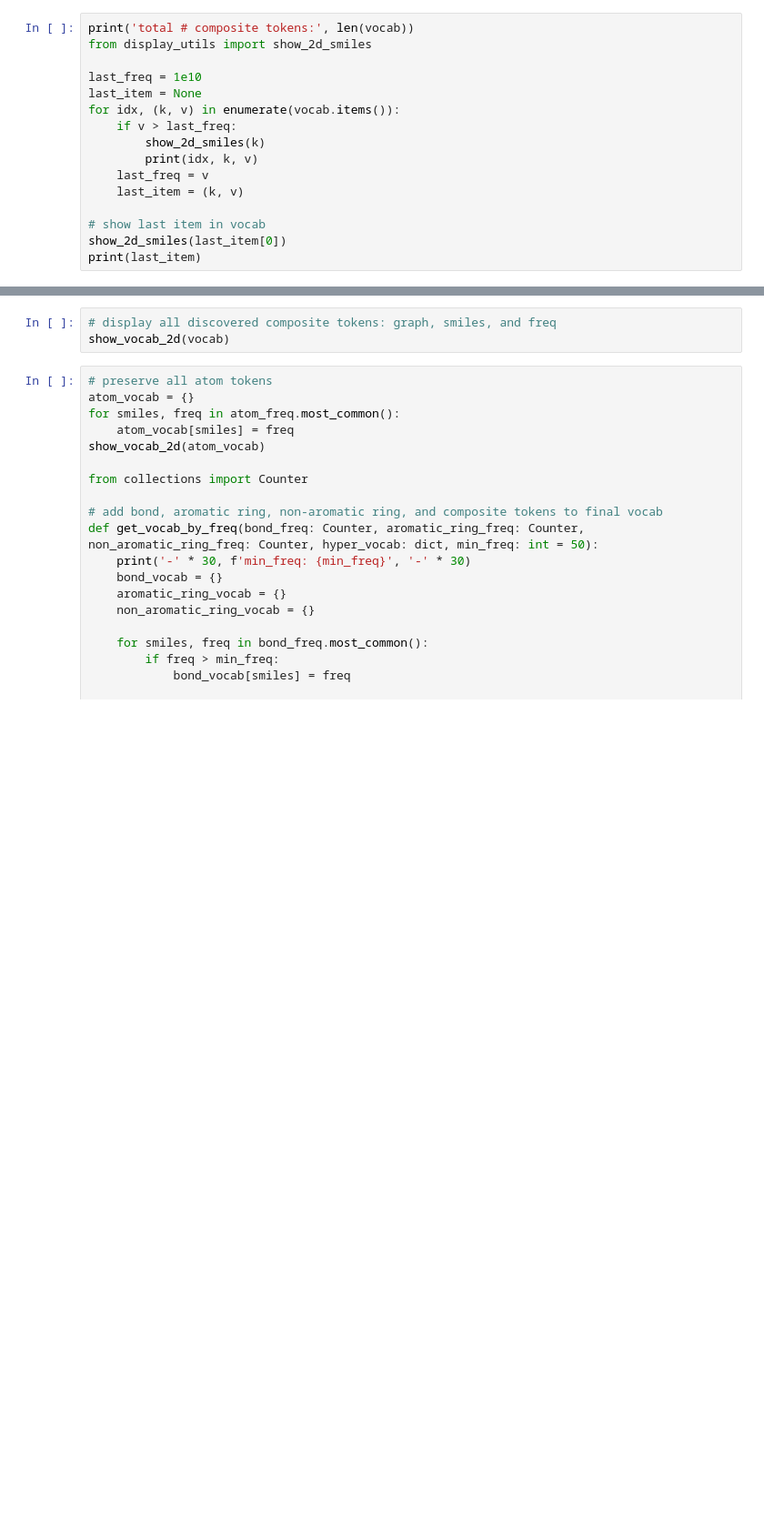
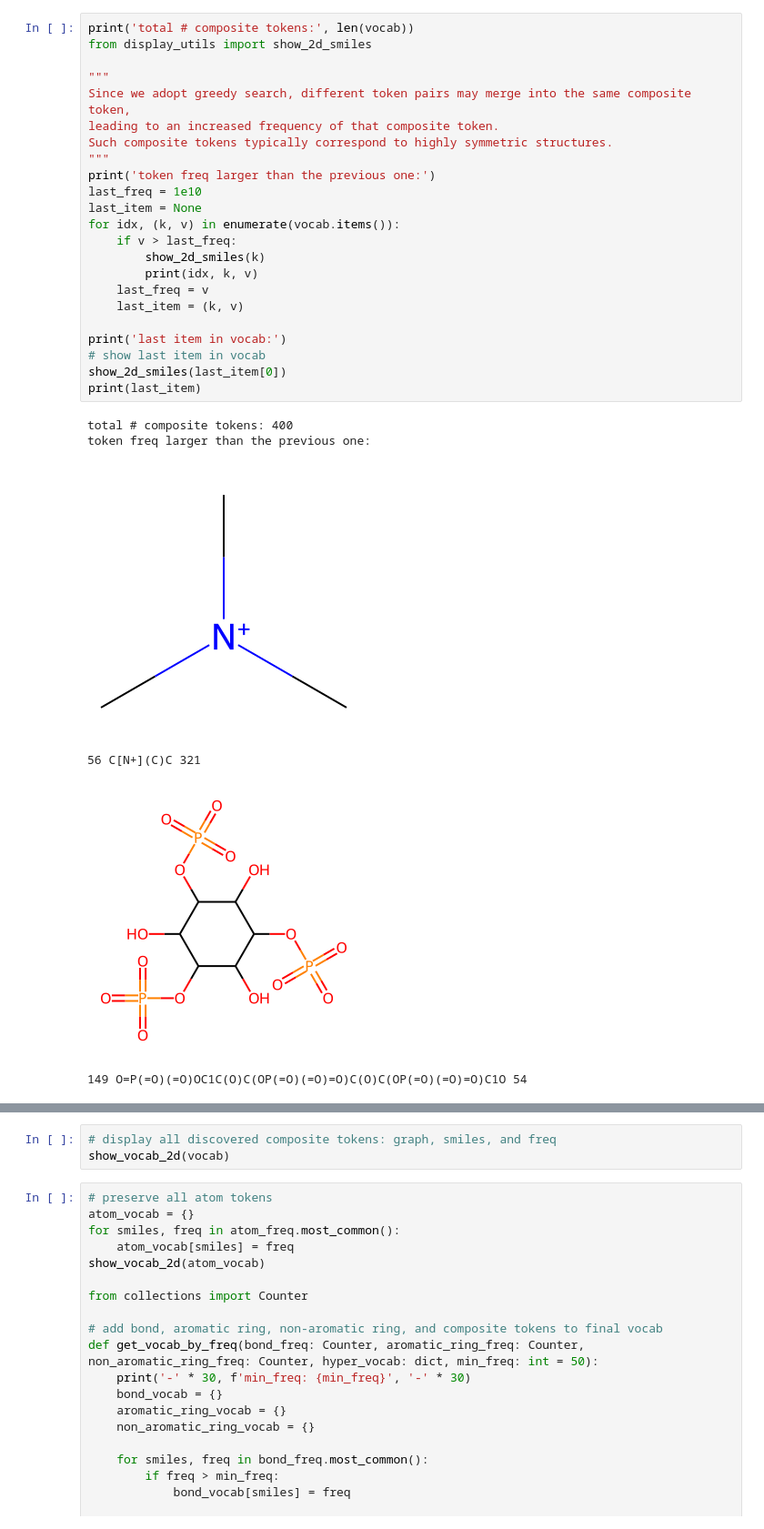
Before and after one commit to Atomu2014/hmint, a Jupyter notebook: OverlapBPE/build_vocab_lba.ipynb, the cells around one changed output, grey strips where cells are left out. Shown at 91% size. Cells and saved outputs as stored; diff of their text form; blank space fills up the shorter version.

Commit message:
minor update build_vocab_lba.ipynb

```diff
--- a/OverlapBPE/build_vocab_lba.ipynb
+++ b/OverlapBPE/build_vocab_lba.ipynb
@@ -82,16 +168,30 @@ for i in range(400):
 # %%
 print('total # composite tokens:', len(vocab))
 from display_utils import show_2d_smiles
 
+"""
+Since we adopt greedy search, different token pairs may merge into the same composite token,
+leading to an increased frequency of that composite token.
+Such composite tokens typically correspond to highly symmetric structures.
+"""
+print('token freq larger than the previous one:')
 last_freq = 1e10
 last_item = None
 for idx, (k, v) in enumerate(vocab.items()):
     if v > last_freq:
         show_2d_smiles(k)
         print(idx, k, v)
     last_freq = v
     last_item = (k, v)
 
+print('last item in vocab:')
 # show last item in vocab
 show_2d_smiles(last_item[0])
 print(last_item)
+# %% [output]
+total # composite tokens: 400
+token freq larger than the previous one:
+[figure, added]
+56 C[N+](C)C 321
+[figure, added]
+149 O=P(=O)(=O)OC1C(O)C(OP(=O)(=O)=O)C(O)C(OP(=O)(=O)=O)C1O 54
```
Also changed, not shown: parts of 14 cells of this notebook, 3 other files.
